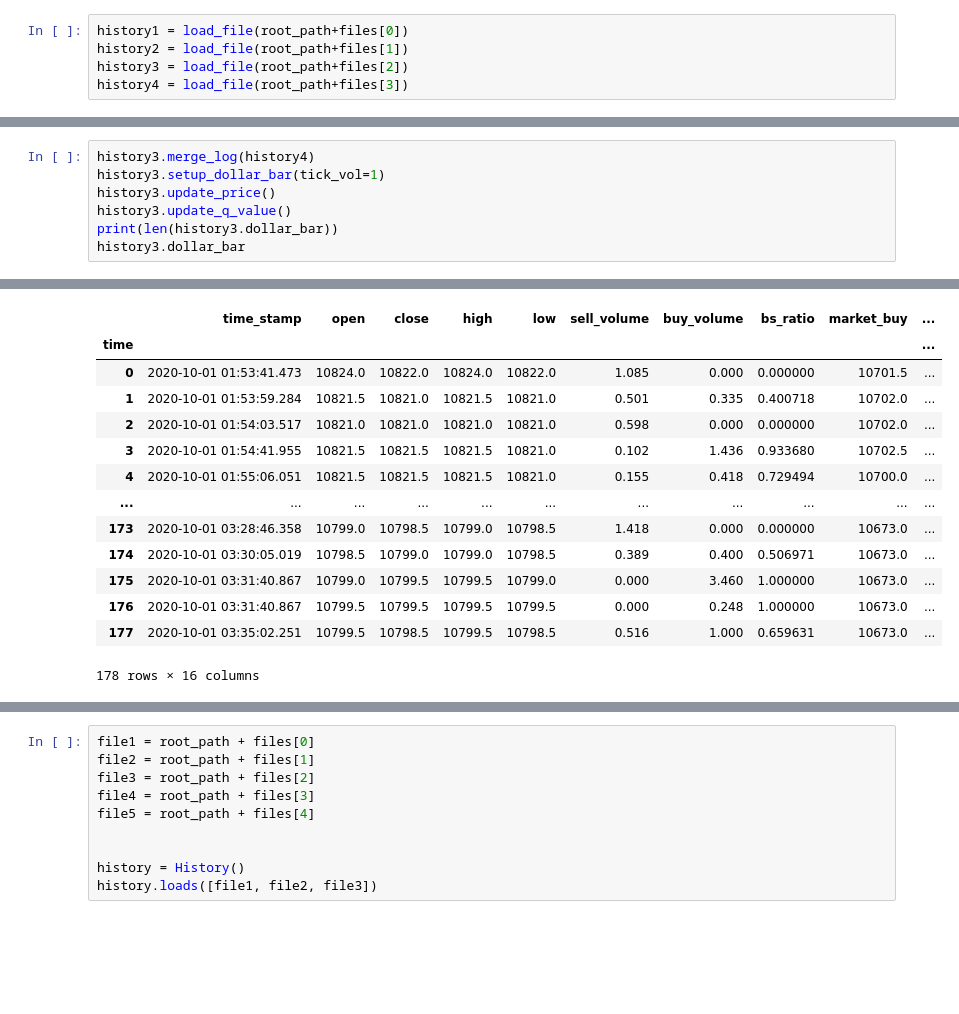
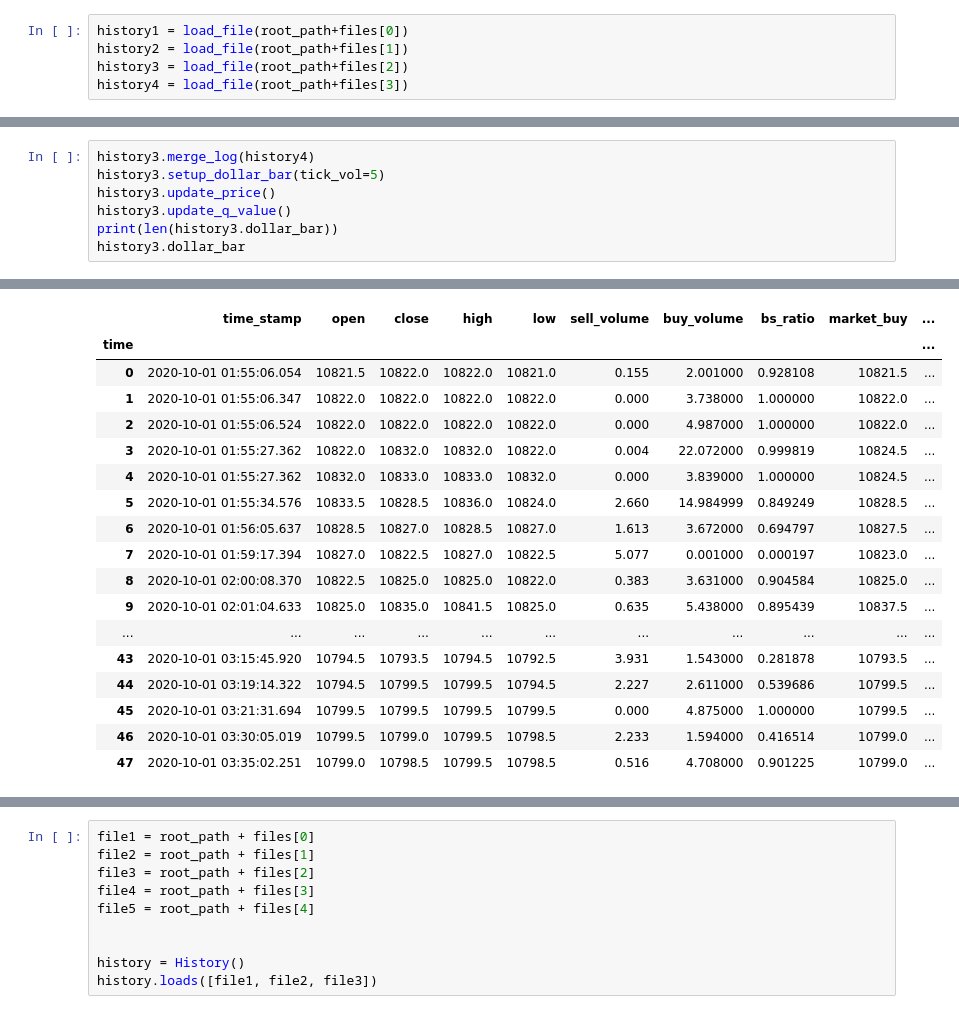
Before and after one commit to yasstake/ftxmmf, a Jupyter notebook: notebook/board_merge.ipynb, the cells around one changed output, grey strips where cells are left out. Cells and saved outputs as stored; diff of their text form; blank space fills up the shorter version.

```diff
--- a/notebook/board_merge.ipynb
+++ b/notebook/board_merge.ipynb
@@ -107,6 +112,6 @@ chop too short 2020-10-01 02:41:23.878000 2020-10-01 02:44:23.878000
 # %%
 history3.merge_log(history4)
-history3.setup_dollar_bar(tick_vol=1)
+history3.setup_dollar_bar(tick_vol=5)
 history3.update_price()
 history3.update_q_value()
 print(len(history3.dollar_bar))
@@ -130,17 +137,21 @@ chop too short 2020-10-01 03:35:02.251000 2020-10-01 03:38:02.251000
 |  | time_stamp | open | close | high | low | sell_volume | buy_volume | bs_ratio | market_buy | ... |
 | time |  |  |  |  |  |  |  |  |  | ... |
-| 0 | 2020-10-01 01:53:41.473 | 10824.0 | 10822.0 | 10824.0 | 10822.0 | 1.085 | 0.000 | 0.000000 | 10701.5 | ... |
-| 1 | 2020-10-01 01:53:59.284 | 10821.5 | 10821.0 | 10821.5 | 10821.0 | 0.501 | 0.335 | 0.400718 | 10702.0 | ... |
-| 2 | 2020-10-01 01:54:03.517 | 10821.0 | 10821.0 | 10821.0 | 10821.0 | 0.598 | 0.000 | 0.000000 | 10702.0 | ... |
-| 3 | 2020-10-01 01:54:41.955 | 10821.5 | 10821.5 | 10821.5 | 10821.0 | 0.102 | 1.436 | 0.933680 | 10702.5 | ... |
-| 4 | 2020-10-01 01:55:06.051 | 10821.5 | 10821.5 | 10821.5 | 10821.0 | 0.155 | 0.418 | 0.729494 | 10700.0 | ... |
+| 0 | 2020-10-01 01:55:06.054 | 10821.5 | 10822.0 | 10822.0 | 10821.0 | 0.155 | 2.001000 | 0.928108 | 10821.5 | ... |
+| 1 | 2020-10-01 01:55:06.347 | 10822.0 | 10822.0 | 10822.0 | 10822.0 | 0.000 | 3.738000 | 1.000000 | 10822.0 | ... |
+| 2 | 2020-10-01 01:55:06.524 | 10822.0 | 10822.0 | 10822.0 | 10822.0 | 0.000 | 4.987000 | 1.000000 | 10822.0 | ... |
+| 3 | 2020-10-01 01:55:27.362 | 10822.0 | 10832.0 | 10832.0 | 10822.0 | 0.004 | 22.072000 | 0.999819 | 10824.5 | ... |
+| 4 | 2020-10-01 01:55:27.362 | 10832.0 | 10833.0 | 10833.0 | 10832.0 | 0.000 | 3.839000 | 1.000000 | 10824.5 | ... |
+| 5 | 2020-10-01 01:55:34.576 | 10833.5 | 10828.5 | 10836.0 | 10824.0 | 2.660 | 14.984999 | 0.849249 | 10828.5 | ... |
+| 6 | 2020-10-01 01:56:05.637 | 10828.5 | 10827.0 | 10828.5 | 10827.0 | 1.613 | 3.672000 | 0.694797 | 10827.5 | ... |
+| 7 | 2020-10-01 01:59:17.394 | 10827.0 | 10822.5 | 10827.0 | 10822.5 | 5.077 | 0.001000 | 0.000197 | 10823.0 | ... |
+| 8 | 2020-10-01 02:00:08.370 | 10822.5 | 10825.0 | 10825.0 | 10822.0 | 0.383 | 3.631000 | 0.904584 | 10825.0 | ... |
+| 9 | 2020-10-01 02:01:04.633 | 10825.0 | 10835.0 | 10841.5 | 10825.0 | 0.635 | 5.438000 | 0.895439 | 10837.5 | ... |
 | ... | ... | ... | ... | ... | ... | ... | ... | ... | ... | ... |
-| 173 | 2020-10-01 03:28:46.358 | 10799.0 | 10798.5 | 10799.0 | 10798.5 | 1.418 | 0.000 | 0.000000 | 10673.0 | ... |
-| 174 | 2020-10-01 03:30:05.019 | 10798.5 | 10799.0 | 10799.0 | 10798.5 | 0.389 | 0.400 | 0.506971 | 10673.0 | ... |
-| 175 | 2020-10-01 03:31:40.867 | 10799.0 | 10799.5 | 10799.5 | 10799.0 | 0.000 | 3.460 | 1.000000 | 10673.0 | ... |
-| 176 | 2020-10-01 03:31:40.867 | 10799.5 | 10799.5 | 10799.5 | 10799.5 | 0.000 | 0.248 | 1.000000 | 10673.0 | ... |
-| 177 | 2020-10-01 03:35:02.251 | 10799.5 | 10798.5 | 10799.5 | 10798.5 | 0.516 | 1.000 | 0.659631 | 10673.0 | ... |
+| 43 | 2020-10-01 03:15:45.920 | 10794.5 | 10793.5 | 10794.5 | 10792.5 | 3.931 | 1.543000 | 0.281878 | 10793.5 | ... |
+| 44 | 2020-10-01 03:19:14.322 | 10794.5 | 10799.5 | 10799.5 | 10794.5 | 2.227 | 2.611000 | 0.539686 | 10799.5 | ... |
+| 45 | 2020-10-01 03:21:31.694 | 10799.5 | 10799.5 | 10799.5 | 10799.5 | 0.000 | 4.875000 | 1.000000 | 10799.5 | ... |
+| 46 | 2020-10-01 03:30:05.019 | 10799.5 | 10799.0 | 10799.5 | 10798.5 | 2.233 | 1.594000 | 0.416514 | 10799.0 | ... |
+| 47 | 2020-10-01 03:35:02.251 | 10799.0 | 10798.5 | 10799.5 | 10798.5 | 0.516 | 4.708000 | 0.901225 | 10799.0 | ... |
-178 rows × 16 columns
 # %%
 history1.merge_dollar_bar(history2)
 print(len(history1.dollar_bar))
```
Also changed, not shown: parts of 8 cells of this notebook, 1 other file.
